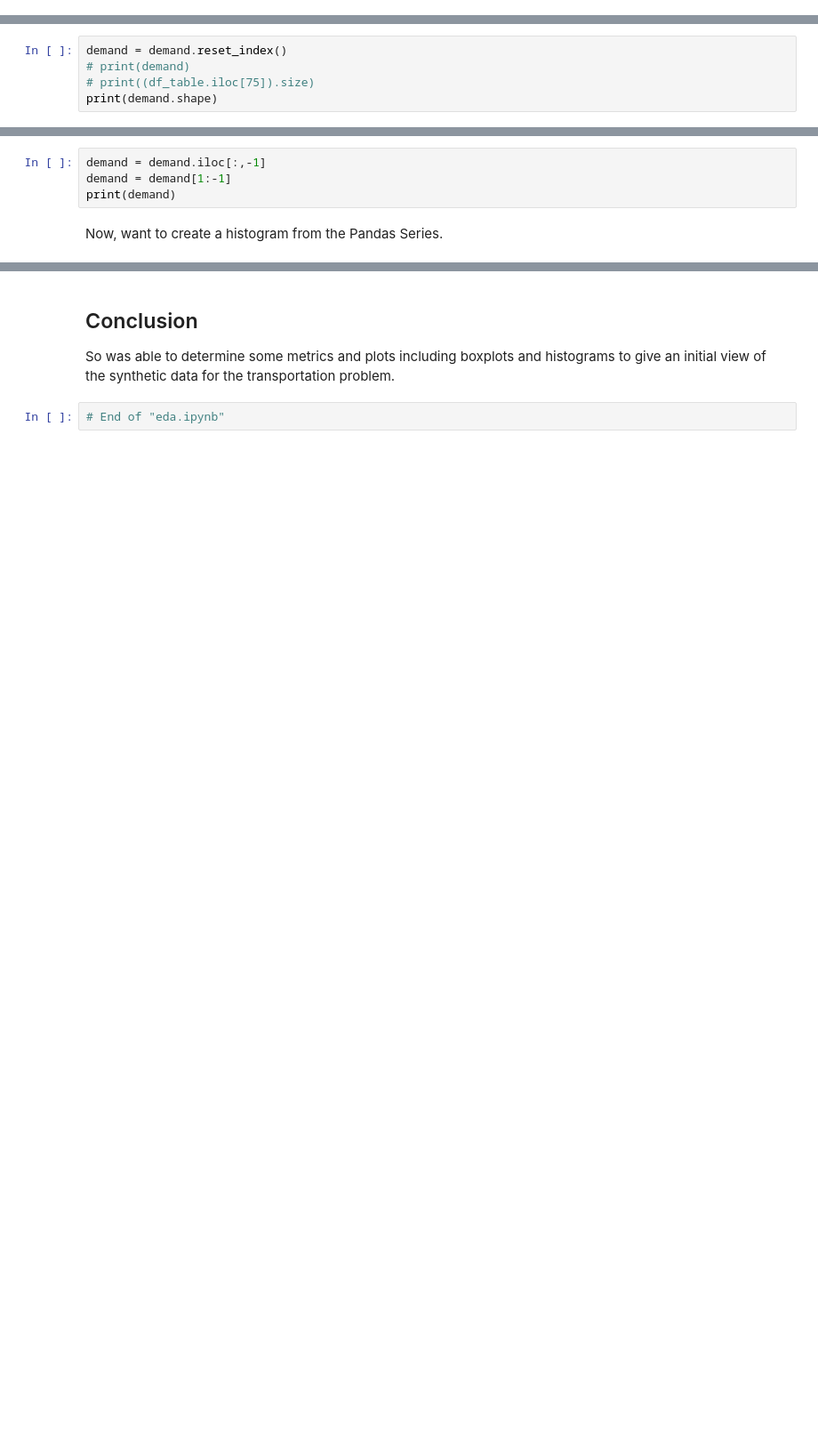
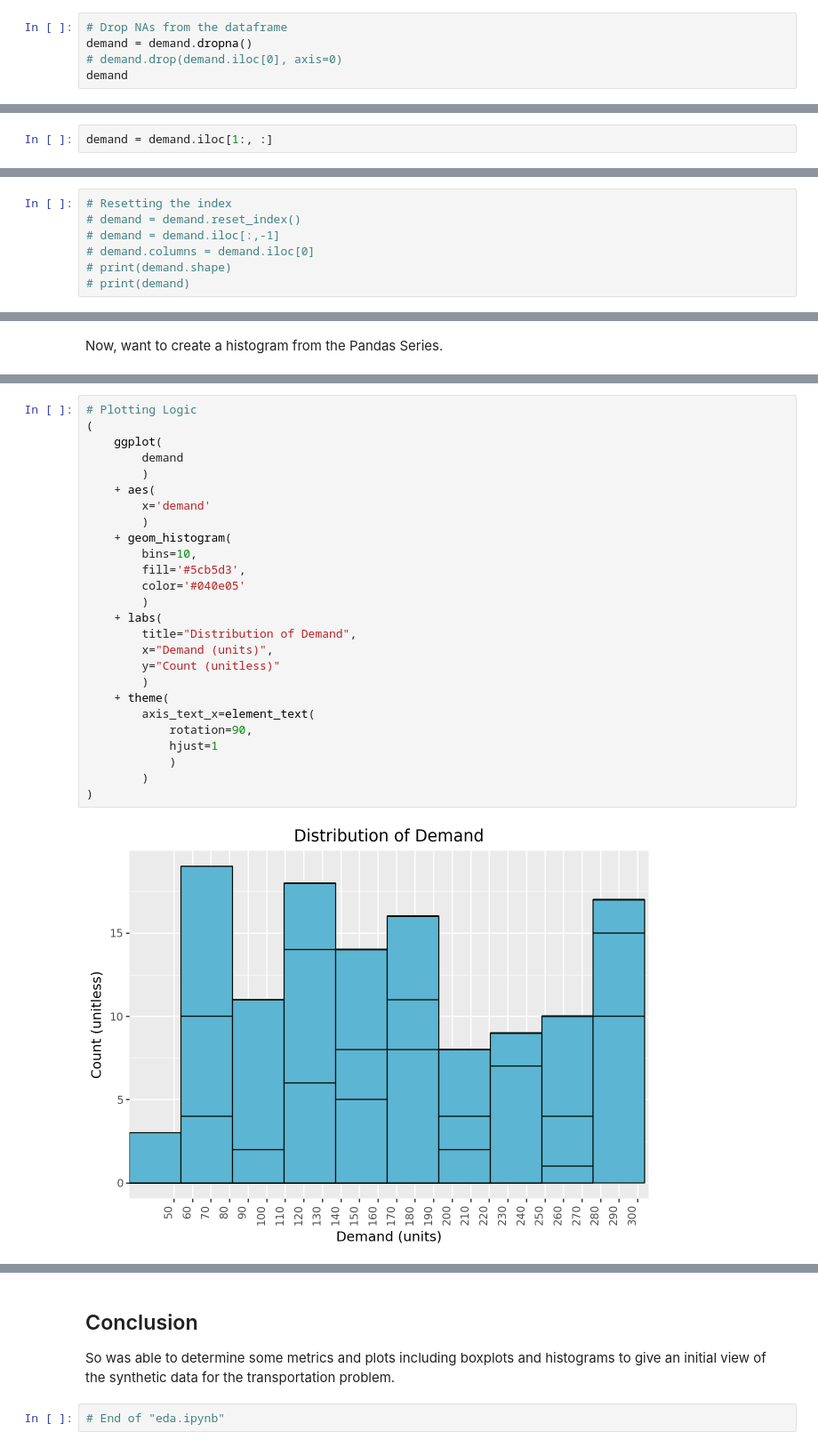
Before and after one commit to bravo-joe/supply-chain-optimization, a Jupyter notebook: eda.ipynb, the cells around one changed output, grey strips where cells are left out. Shown: that part at 89% size. Cells and saved outputs as stored; diff of their text form; blank space fills up the shorter version.

```diff
--- a/eda.ipynb
+++ b/eda.ipynb
@@ -182,0 +222,5 @@ type(demand)
+# %%
+# Drop NAs from the dataframe
+demand = demand.dropna()
+# demand.drop(demand.iloc[0], axis=0)
+demand
@@ -182,0 +241,2 @@ type(demand)
+# %%
+demand = demand.iloc[1:, :]
@@ -183,5 +261,7 @@ type(demand)
 # %%
-demand = demand.reset_index()
+# Resetting the index
+# demand = demand.reset_index()
+# demand = demand.iloc[:,-1]
+# demand.columns = demand.iloc[0]
+# print(demand.shape)
 # print(demand)
-# print((df_table.iloc[75]).size)
-print(demand.shape)
@@ -190,7 +268,3 @@ print(demand.iloc[:,-1])
-# %%
-demand = demand.iloc[:,-1]
-demand = demand[1:-1]
-print(demand)
 # %% [markdown]
 Now, want to create a histogram from the Pandas Series.
 # %%
@@ -201,3 +277,31 @@ plt.show()
+# %%
+# Plotting Logic
+(
+    ggplot(
+        demand
+        )
+    + aes(
+        x='demand'
+        )
+    + geom_histogram(
+        bins=10,
+        fill='#5cb5d3',
+        color='#040e05'
+        )
+    + labs(
+        title="Distribution of Demand",
+        x="Demand (units)",
+        y="Count (unitless)"
+        )
+    + theme(
+        axis_text_x=element_text(
+            rotation=90,
+            hjust=1
+            )
+        )
+)
+# %% [output]
+[figure, added]
 # %%
 # Pull the last column which is the production capacity
 prod_cap = df.iloc[:,-1]
```
Also changed, not shown: parts of 17 cells of this notebook, 3 other files.
